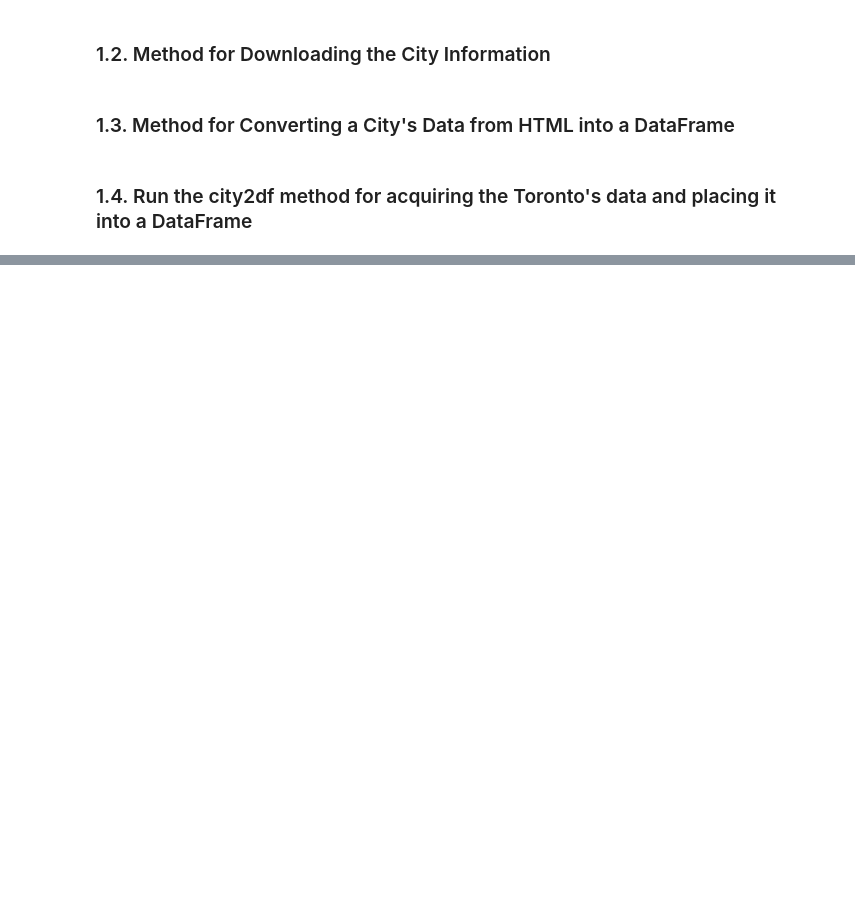
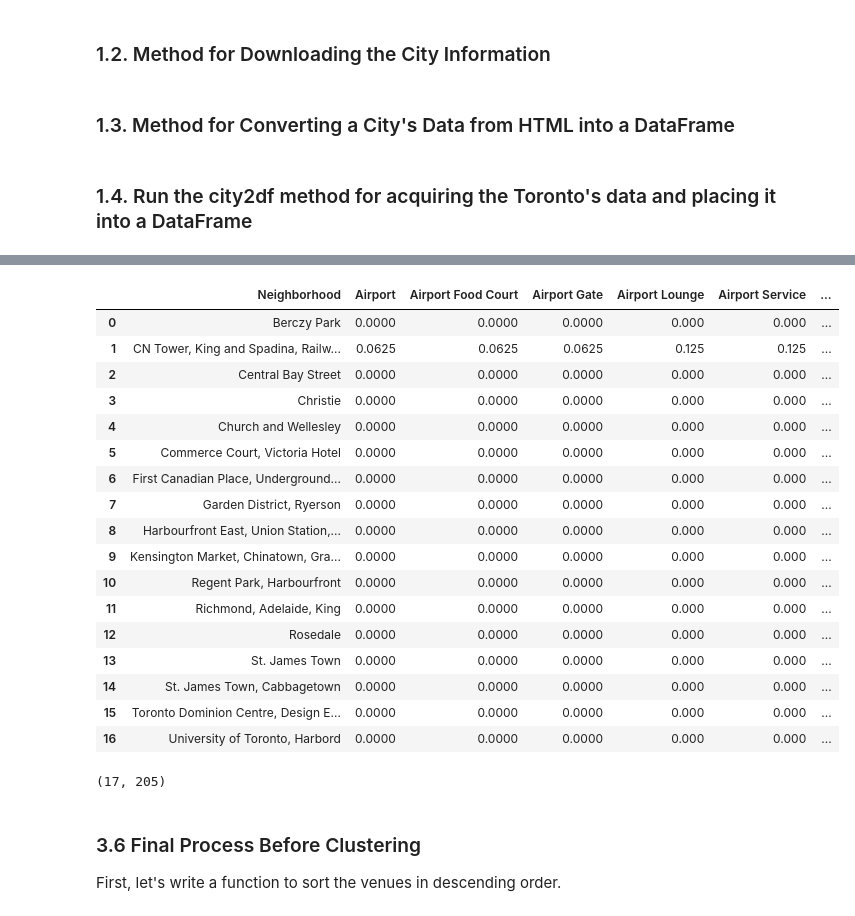
Before and after one commit to GreyCaptain/IBM-Data-Science-Capstone-Project, a Jupyter notebook: C9W3 Graded Assignment.ipynb, the cells around one changed output, grey strips where cells are left out. Cells and saved outputs as stored; diff of their text form; code cells hidden in the pictures; blank space fills up the shorter version.

```diff
--- a/C9W3 Graded Assignment.ipynb
+++ b/C9W3 Graded Assignment.ipynb
@@ -70,0 +279,10 @@ df.shape
+# %%
+# @hidden_cell
+CLIENT_ID = 'T4BXXZ22LKQB4Q1DZ3D1LGMX4UWEIKZJ1ZZRCRHAI2APWIB5' # your Foursquare ID
+CLIENT_SECRET = 'NSLH0WUP1I4OAMAP5YBYKZOGWTJSPU0EHG4EQP11Y1JJJLF1' # your Foursquare Secret
+VERSION = '20180605' # Foursquare API version
+LIMIT = 100 # A default Foursquare API limit value
+
+print('Your credentails:')
+print('CLIENT_ID: ' + CLIENT_ID)
+print('CLIENT_SECRET:' + CLIENT_SECRET)
@@ -70,0 +383,6 @@ df.shape
+# %%
+downtown_venues = downtown_venues[downtown_venues['Venue Category'] != 'Neighborhood']
+# Alternative way to drop the row where venue category is "neighborhood":
+# downtown_venues.drop(downtown_venues.loc[downtown_venues['Venue Category']=='Neighborhood'].index, inplace = True)
+print('There are {} unique categories.'.format(len(downtown_venues['Venue Category'].unique())))
+print('There are {} venues.'.format(downtown_venues.shape[0]))
@@ -70,0 +394,16 @@ df.shape
+# %%
+# one hot encoding
+downtown_onehot = pd.get_dummies(downtown_venues[['Venue Category']], prefix="", prefix_sep="")
+
+# add neighborhood column back to dataframe
+downtown_onehot['Neighborhood'] = downtown_venues['Neighborhood']
+
+# Find in which column of the dataframe is 'Neighborhood'
+neigh_ind = list(downtown_onehot.columns).index('Neighborhood')
+
+# move neighborhood column to the first column
+fixed_columns = [downtown_onehot.columns[neigh_ind]] + list(downtown_onehot.columns[:neigh_ind]) + list(downtown_onehot.columns[neigh_ind+1:])
+
+downtown_onehot = downtown_onehot[fixed_columns]
+
+downtown_onehot.head()
@@ -70,0 +425,29 @@ df.shape
+# %%
+downtown_grouped = downtown_onehot.groupby('Neighborhood').mean().reset_index()
+downtown_grouped
+# %% [output]
+|  | Neighborhood | Airport | Airport Food Court | Airport Gate | Airport Lounge | Airport Service | ... |
+| 0 | Berczy Park | 0.0000 | 0.0000 | 0.0000 | 0.000 | 0.000 | ... |
+| 1 | CN Tower, King and Spadina, Railw... | 0.0625 | 0.0625 | 0.0625 | 0.125 | 0.125 | ... |
+| 2 | Central Bay Street | 0.0000 | 0.0000 | 0.0000 | 0.000 | 0.000 | ... |
+| 3 | Christie | 0.0000 | 0.0000 | 0.0000 | 0.000 | 0.000 | ... |
+| 4 | Church and Wellesley | 0.0000 | 0.0000 | 0.0000 | 0.000 | 0.000 | ... |
+| 5 | Commerce Court, Victoria Hotel | 0.0000 | 0.0000 | 0.0000 | 0.000 | 0.000 | ... |
+| 6 | First Canadian Place, Underground... | 0.0000 | 0.0000 | 0.0000 | 0.000 | 0.000 | ... |
+| 7 | Garden District, Ryerson | 0.0000 | 0.0000 | 0.0000 | 0.000 | 0.000 | ... |
+| 8 | Harbourfront East, Union Station,... | 0.0000 | 0.0000 | 0.0000 | 0.000 | 0.000 | ... |
+| 9 | Kensington Market, Chinatown, Gra... | 0.0000 | 0.0000 | 0.0000 | 0.000 | 0.000 | ... |
+| 10 | Regent Park, Harbourfront | 0.0000 | 0.0000 | 0.0000 | 0.000 | 0.000 | ... |
+| 11 | Richmond, Adelaide, King | 0.0000 | 0.0000 | 0.0000 | 0.000 | 0.000 | ... |
+| 12 | Rosedale | 0.0000 | 0.0000 | 0.0000 | 0.000 | 0.000 | ... |
+| 13 | St. James Town | 0.0000 | 0.0000 | 0.0000 | 0.000 | 0.000 | ... |
+| 14 | St. James Town, Cabbagetown | 0.0000 | 0.0000 | 0.0000 | 0.000 | 0.000 | ... |
+| 15 | Toronto Dominion Centre, Design E... | 0.0000 | 0.0000 | 0.0000 | 0.000 | 0.000 | ... |
+| 16 | University of Toronto, Harbord | 0.0000 | 0.0000 | 0.0000 | 0.000 | 0.000 | ... |
+# %%
+downtown_grouped.shape
+# %% [output]
+(17, 205)
+# %% [markdown]
+### 3.6 Final Process Before Clustering
+First, let's write a function to sort the venues in descending order.
```
Also changed, not shown: parts of 48 cells of this notebook.
